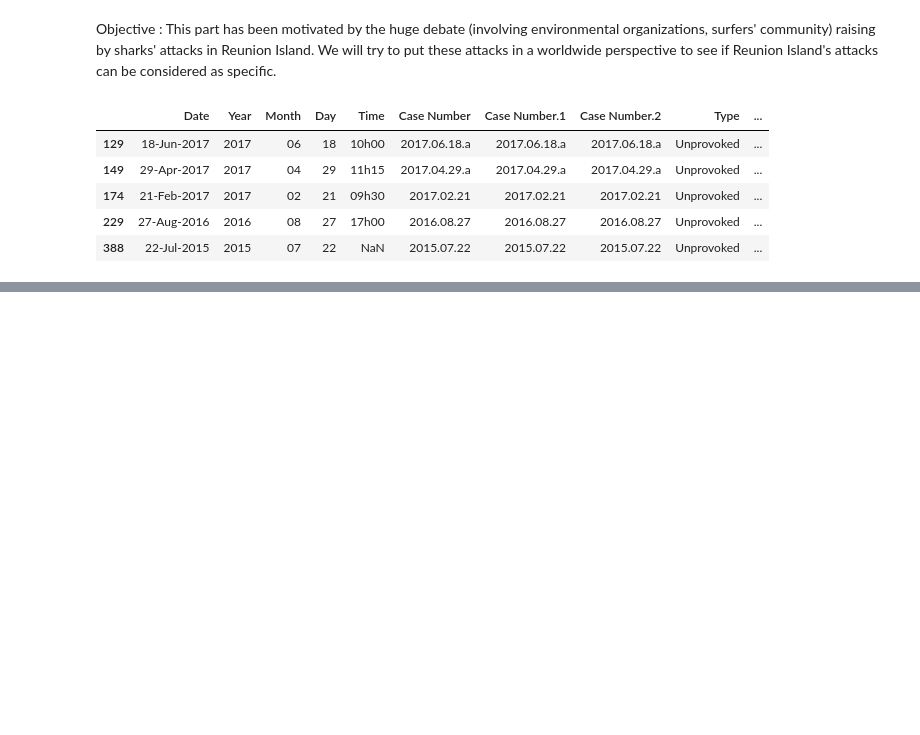
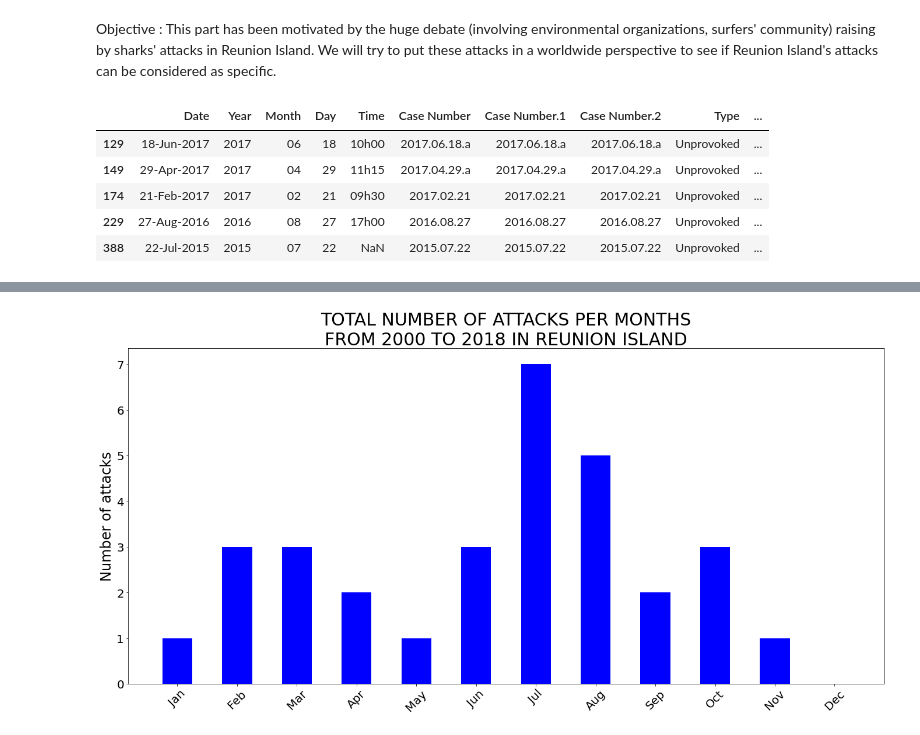
Before and after one commit to BenoitPierson/JAWS, a Jupyter notebook: Jupyter_notebook_jaws.ipynb, the cells around one changed output, grey strips where cells are left out. Drawn from its saved outputs; the diff is of its cells as text; code cells hidden in the pictures; blank space fills up the shorter version.

```diff
--- a/Jupyter_notebook_jaws.ipynb
+++ b/Jupyter_notebook_jaws.ipynb
@@ -169,0 +199,15 @@ df_reunion.head(5)
+# %%
+df_reunion_per_month = df_reunion.groupby(['Month'])[['Case Number']].count().rename(columns={'Case Number':'Number of attacks'}).reset_index()
+df_reunion_per_month = pd.DataFrame({'Month' : ['12'], 'Number of attacks' : [0]}).append(df_reunion_per_month).sort_values(by = 'Month')
+
+fig = plt.figure()
+fig.add_axes([0,0,3,2])
+plt.bar(['Jan', 'Feb', 'Mar', 'Apr', 'May', 'Jun', 'Jul', 'Aug', 'Sep', 'Oct', 'Nov', 'Dec'], df_reunion_per_month['Number of attacks'], color = 'b', width = 0.5)
+plt.ylabel('Number of attacks', fontsize = 24)
+plt.xticks(rotation = 45, Fontsize = 20)
+plt.yticks(Fontsize = 20)
+plt.title('TOTAL NUMBER OF ATTACKS PER MONTHS\nFROM 2000 TO 2018 IN REUNION ISLAND', size = 30)
+plt.setp(ax.get_xticklabels(), Fontsize = 18, rotation = 20)
+plt.show()
+# %% [output]
+[figure, added]
```
Also changed, not shown: parts of 7 cells of this notebook.
